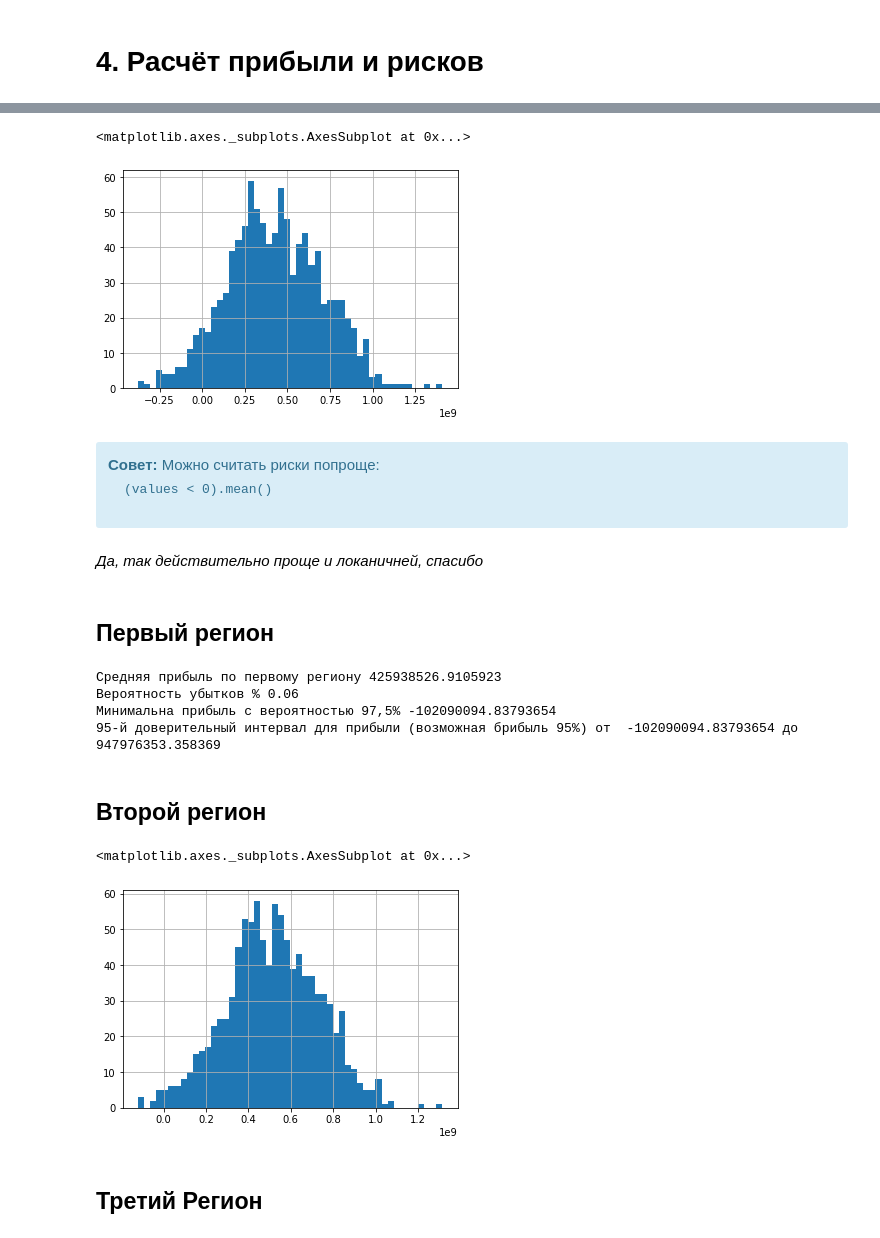
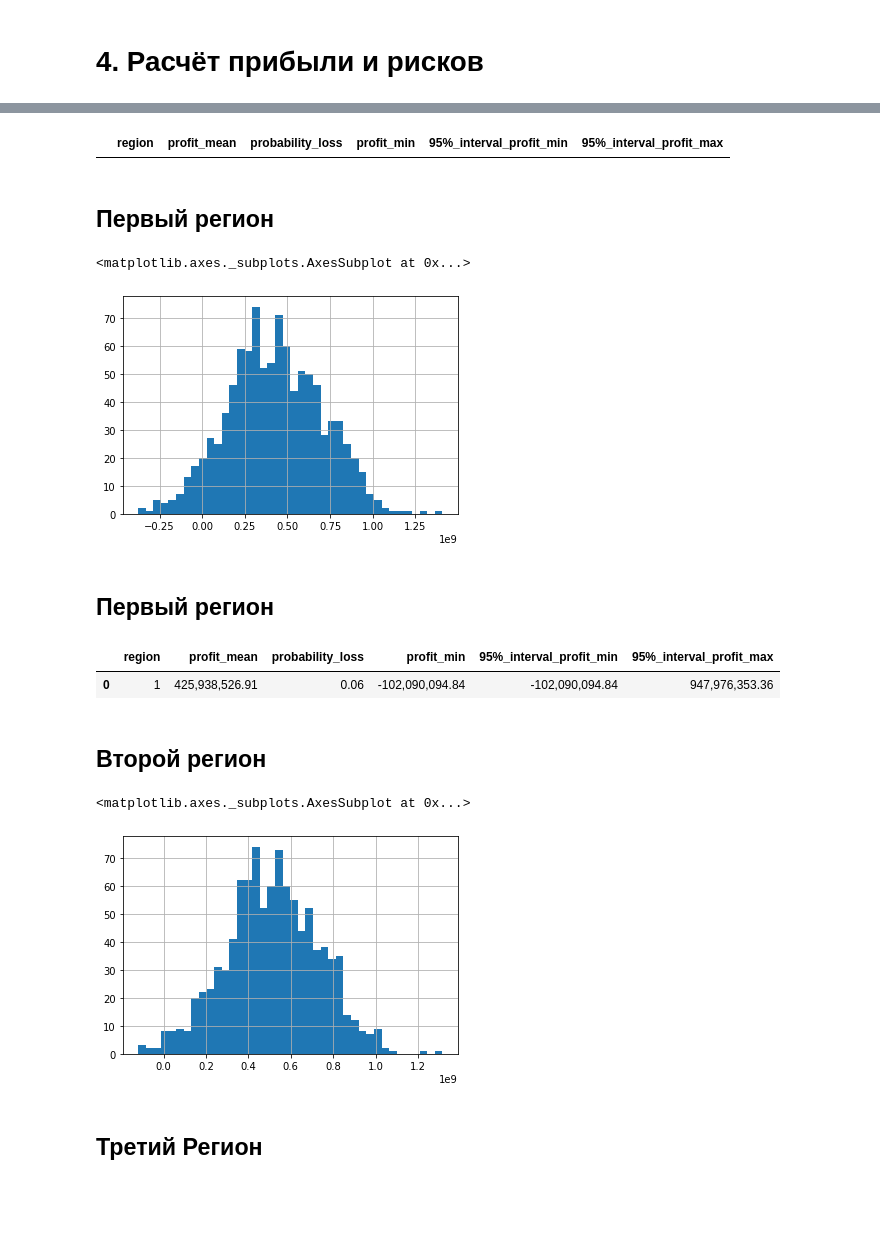
Before and after one commit to geldarr/praktikum, a Jupyter notebook: 08_ML_in_business/ML_bootstrap_oil_location.ipynb, the cells around one changed output, grey strips where cells are left out. Cells and saved outputs as stored; diff of their text form; code cells hidden in the pictures; blank space fills up the shorter version.

```diff
--- a/08_ML_in_business/ML_bootstrap_oil_location.ipynb
+++ b/08_ML_in_business/ML_bootstrap_oil_location.ipynb
@@ -429,0 +418,4 @@ def check_risk(y_test, predict):
+# %%
+result
+# %% [output]
+|  | region | profit_mean | probability_loss | profit_min | 95%_interval_profit_min | 95%_interval_profit_max |
@@ -430,38 +433,27 @@ def check_risk(y_test, predict):
+# %% [markdown]
+## Первый регион
 # %%
 value_1 = check_risk(y_geo_1_test, predict_1)
 # %%
-value_1.hist(bins=50)
+value_1.hist(bins=40)
 # %% [output]
 <matplotlib.axes._subplots.AxesSubplot at 0x...>
-[figure, old version]
+[figure, new version]
-# %% [markdown]
-<div class="alert alert-block alert-info">
-<b>Совет:</b> Можно считать риски попроще:
-
-    (values < 0).mean()
-</div>
-# %% [markdown]
-*Да, так действительно проще и локаничней, спасибо*
 # %% [markdown]
 ## Первый регион
-# %%
-print('Средняя прибыль по первому региону', value_1.mean())
-print('Вероятность убытков %', (value_1 < 0).mean())
-print('Минимальна прибыль с вероятностью 97,5%', value_1.quantile(0.025))
-print('95-й доверительный интервал для прибыли (возможная брибыль 95%) от ', value_1.quantile(0.025) ,'до',value_1.quantile(0.975))
-# %% [output]
-Средняя прибыль по первому региону 425938526.9105923
-Вероятность убытков % 0.06
-Минимальна прибыль с вероятностью 97,5% -102090094.83793654
-95-й доверительный интервал для прибыли (возможная брибыль 95%) от  -102090094.83793654 до 947976353.358369
+# %%
+result_fromat(result, 1 , value_1)
+# %% [output]
+|  | region | profit_mean | probability_loss | profit_min | 95%_interval_profit_min | 95%_interval_profit_max |
+| 0 | 1 | 425,938,526.91 | 0.06 | -102,090,094.84 | -102,090,094.84 | 947,976,353.36 |
 # %% [markdown]
 ## Второй регион
 # %%
 value_2 = check_risk(y_geo_2_test, predict_2)
 # %%
-value_2.hist(bins=50)
+value_2.hist(bins=40)
 # %% [output]
 <matplotlib.axes._subplots.AxesSubplot at 0x...>
-[figure, old version]
+[figure, new version]
 # %% [markdown]
 ## Третий Регион
```
Also changed, not shown: parts of 49 cells of this notebook.
